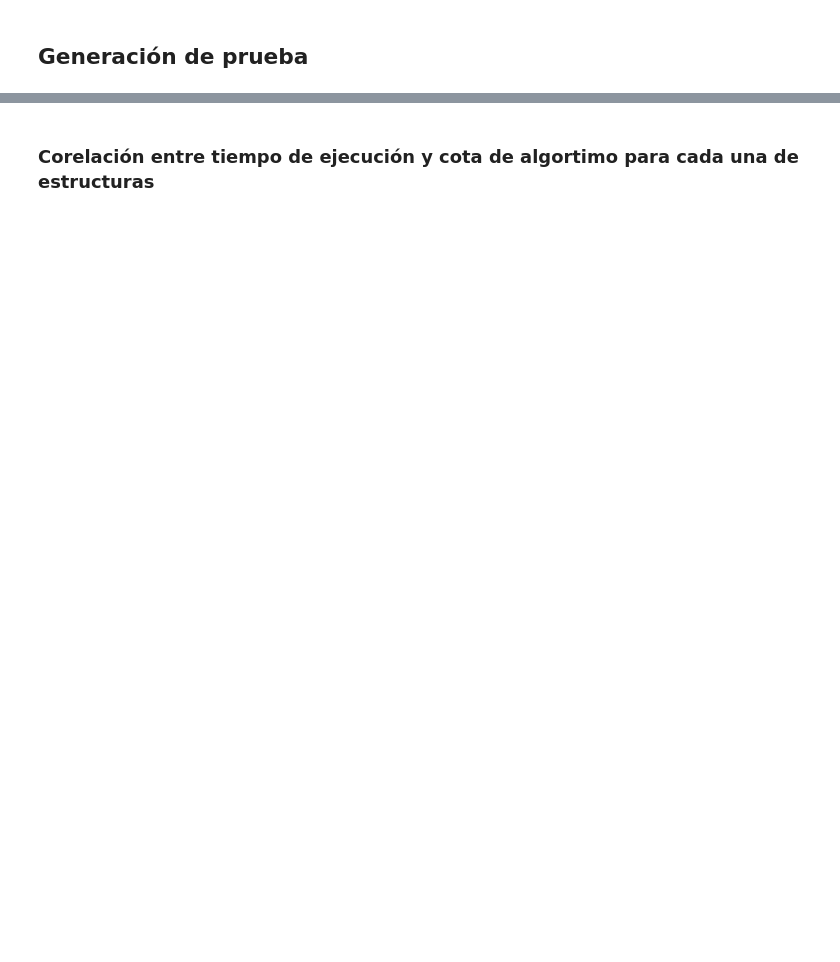
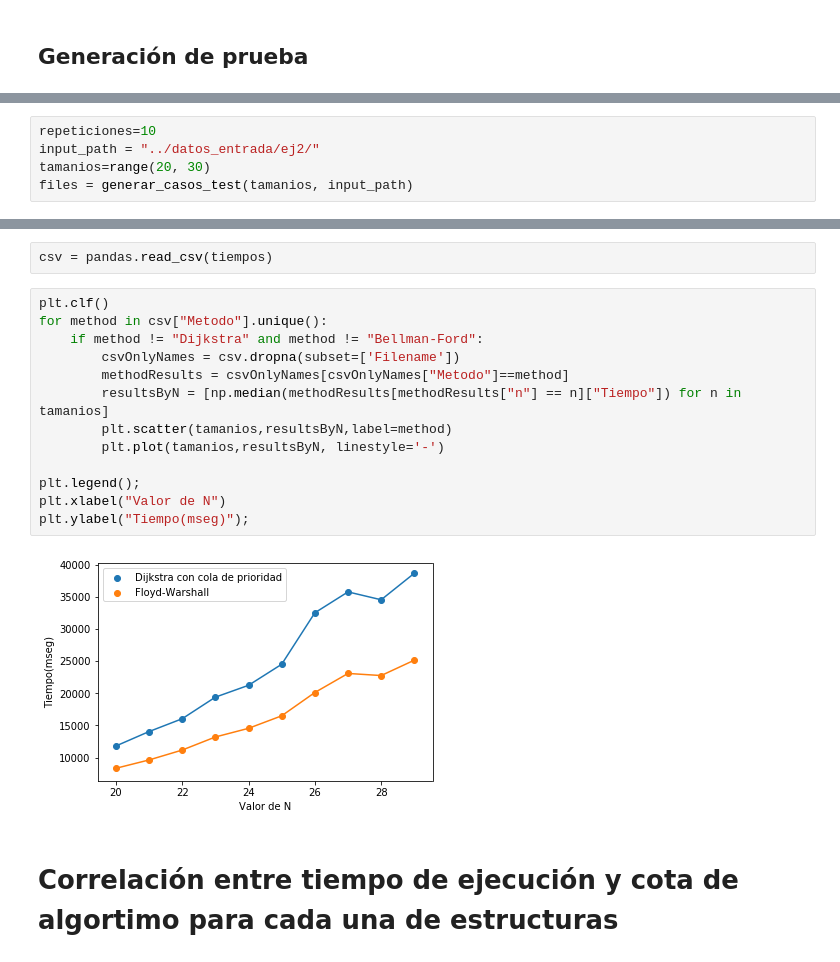
Before and after one commit to chino117/Algo3-TP2, a Jupyter notebook: Experimentacion/ej2/exp3_grafos-ralos.ipynb, the cells around one changed output, grey strips where cells are left out. Cells and saved outputs as stored; diff of their text form; blank space fills up the shorter version.

```diff
--- a/Experimentacion/ej2/exp3_grafos-ralos.ipynb
+++ b/Experimentacion/ej2/exp3_grafos-ralos.ipynb
@@ -103,0 +134,5 @@ plt.ylabel("Tiempo");
+# %%
+repeticiones=10
+input_path = "../datos_entrada/ej2/"
+tamanios=range(20, 30)
+files = generar_casos_test(tamanios, input_path)
@@ -104,5 +147,22 @@ plt.ylabel("Tiempo");
+# %%
+csv = pandas.read_csv(tiempos)
+# %%
+plt.clf()
+for method in csv["Metodo"].unique():
+    if method != "Dijkstra" and method != "Bellman-Ford":
+        csvOnlyNames = csv.dropna(subset=['Filename'])
+        methodResults = csvOnlyNames[csvOnlyNames["Metodo"]==method]
+        resultsByN = [np.median(methodResults[methodResults["n"] == n]["Tiempo"]) for n in tamanios]
+        plt.scatter(tamanios,resultsByN,label=method)
+        plt.plot(tamanios,resultsByN, linestyle='-')
+
+plt.legend();
+plt.xlabel("Valor de N")
+plt.ylabel("Tiempo(mseg)");
+# %% [output]
+[figure, added]
 # %% [markdown]
-### Corelación entre tiempo de ejecución y cota de algortimo para cada una de estructuras
+# Correlación entre tiempo de ejecución y cota de algortimo para cada una de estructuras
 # %%
 csv["nodosEnH"] = csv["n"] * 60
 csv["logNodosEnH"] = np.log(csv["nodosEnH"])
```
Also changed, not shown: parts of 18 cells of this notebook, 12 other files.
